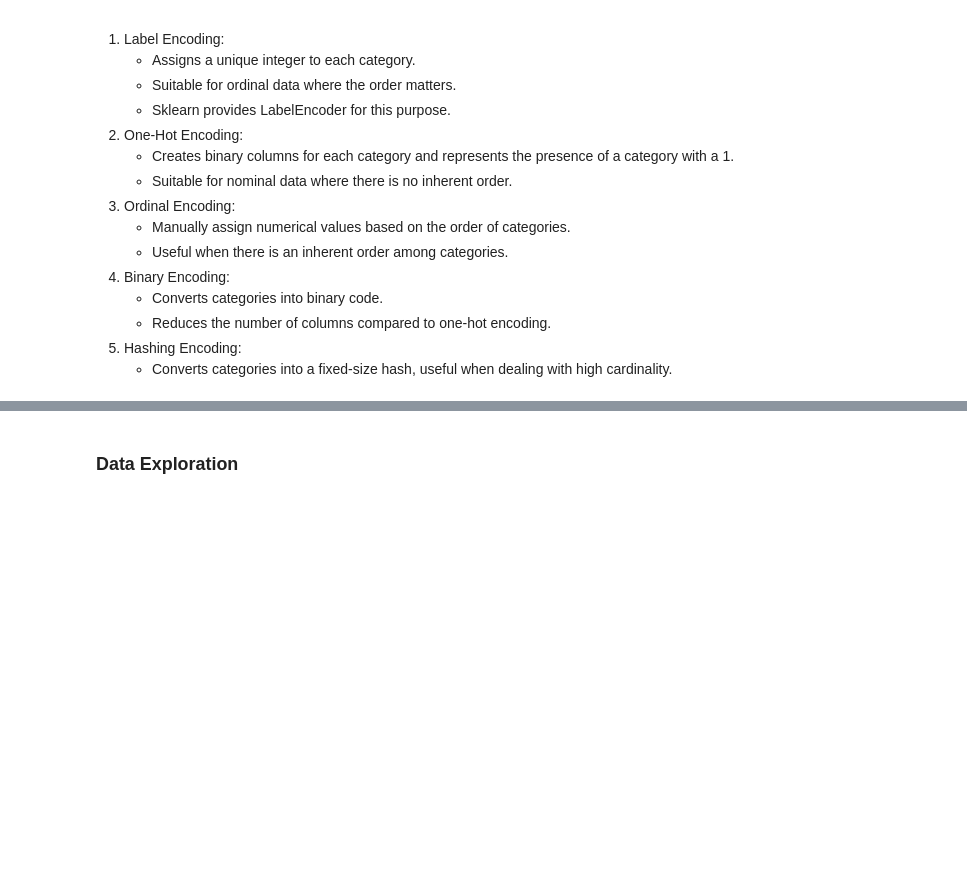
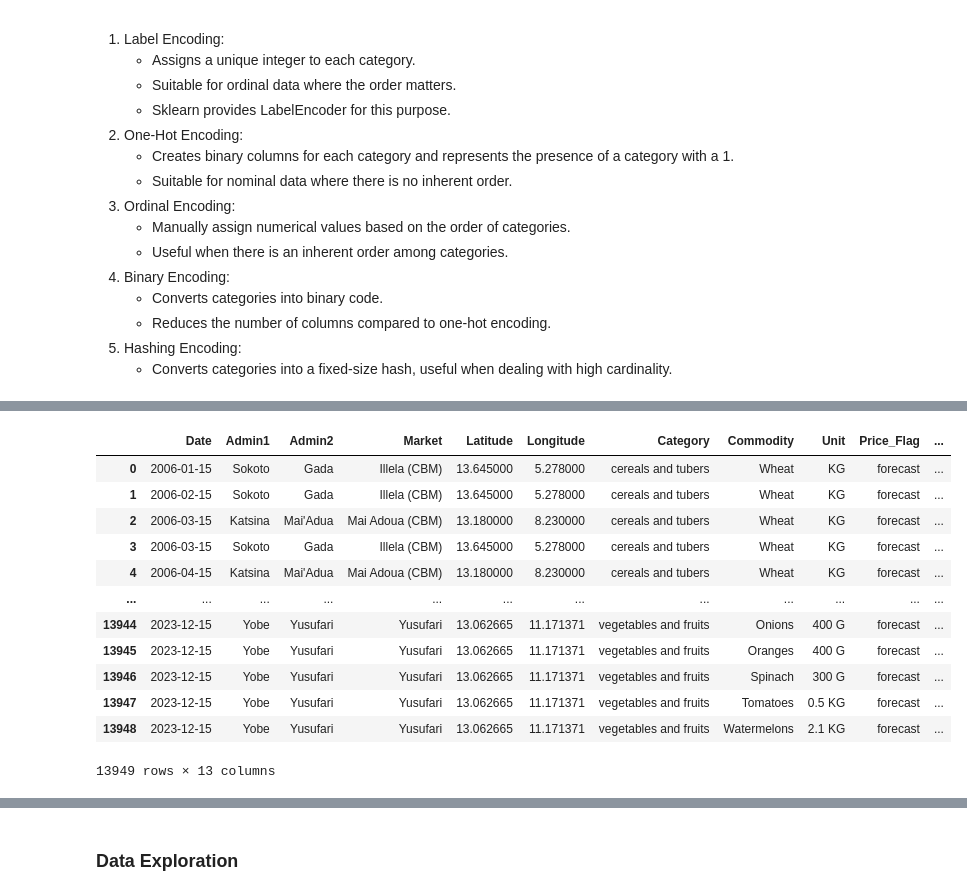
Before and after one commit to Bharadwaj-Sathya/AI, a Jupyter notebook: MachineLearning/SupervisedLearning/Regression/MultipleLinearRegression/Project/MultipleLinearRegressin.ipynb, the cells around one changed output, grey strips where cells are left out. Drawn from its saved outputs; the diff is of its cells as text; code cells hidden in the pictures; blank space fills up the shorter version.

```diff
--- a/MachineLearning/SupervisedLearning/Regression/MultipleLinearRegression/Project/MultipleLinearRegressin.ipynb
+++ b/MachineLearning/SupervisedLearning/Regression/MultipleLinearRegression/Project/MultipleLinearRegressin.ipynb
@@ -265,0 +451,18 @@ Encoding categorical data is a crucial step in preparing data for machine learni
+# %%
+# This data has been seperated as test data because the price has to be predicted
+test_data = raw_data[raw_data['Price_Flag'] == 'forecast'].reset_index(drop=True)
+test_data
+# %% [output]
+|  | Date | Admin1 | Admin2 | Market | Latitude | Longitude | Category | Commodity | Unit | Price_Flag | ... |
+| 0 | 2006-01-15 | Sokoto | Gada | Illela (CBM) | 13.645000 | 5.278000 | cereals and tubers | Wheat | KG | forecast | ... |
+| 1 | 2006-02-15 | Sokoto | Gada | Illela (CBM) | 13.645000 | 5.278000 | cereals and tubers | Wheat | KG | forecast | ... |
+| 2 | 2006-03-15 | Katsina | Mai'Adua | Mai Adoua (CBM) | 13.180000 | 8.230000 | cereals and tubers | Wheat | KG | forecast | ... |
+| 3 | 2006-03-15 | Sokoto | Gada | Illela (CBM) | 13.645000 | 5.278000 | cereals and tubers | Wheat | KG | forecast | ... |
+| 4 | 2006-04-15 | Katsina | Mai'Adua | Mai Adoua (CBM) | 13.180000 | 8.230000 | cereals and tubers | Wheat | KG | forecast | ... |
+| ... | ... | ... | ... | ... | ... | ... | ... | ... | ... | ... | ... |
+| 13944 | 2023-12-15 | Yobe | Yusufari | Yusufari | 13.062665 | 11.171371 | vegetables and fruits | Onions | 400 G | forecast | ... |
+| 13945 | 2023-12-15 | Yobe | Yusufari | Yusufari | 13.062665 | 11.171371 | vegetables and fruits | Oranges | 400 G | forecast | ... |
+| 13946 | 2023-12-15 | Yobe | Yusufari | Yusufari | 13.062665 | 11.171371 | vegetables and fruits | Spinach | 300 G | forecast | ... |
+| 13947 | 2023-12-15 | Yobe | Yusufari | Yusufari | 13.062665 | 11.171371 | vegetables and fruits | Tomatoes | 0.5 KG | forecast | ... |
+| 13948 | 2023-12-15 | Yobe | Yusufari | Yusufari | 13.062665 | 11.171371 | vegetables and fruits | Watermelons | 2.1 KG | forecast | ... |
+13949 rows × 13 columns
```
Also changed, not shown: parts of 52 cells of this notebook.
